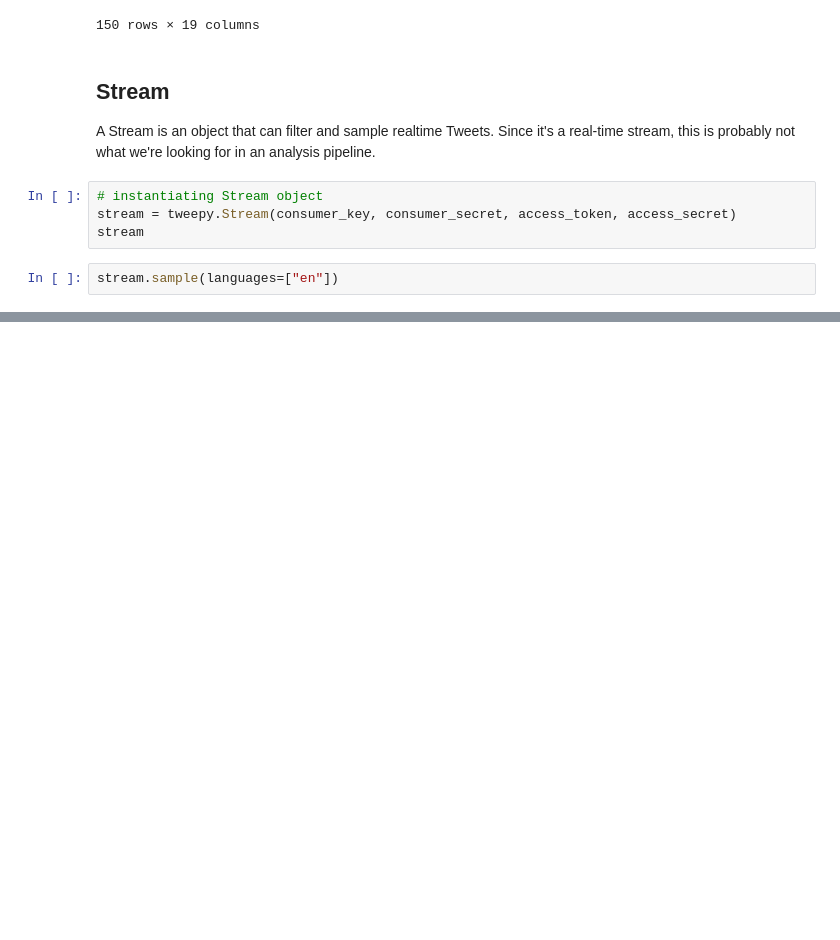
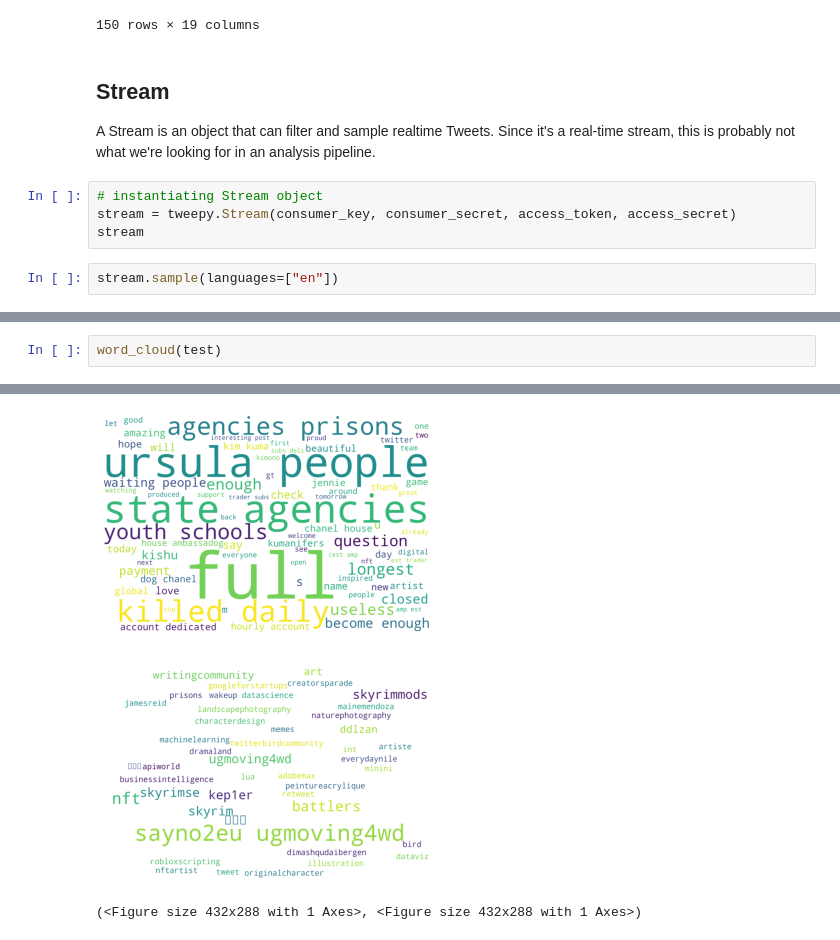
Before and after one commit to rethink-media/rethink-twitter, a Jupyter notebook: notebooks/exploration.ipynb, the cells around one changed output, grey strips where cells are left out. Drawn from its saved outputs; the diff is of its cells as text; blank space fills up the shorter version.

```diff
--- a/notebooks/exploration.ipynb
+++ b/notebooks/exploration.ipynb
@@ -427,0 +593,3 @@ stream.sample(languages=["en"])
+# %%
+word_cloud(test)
+# %% [output]
@@ -427,0 +598,3 @@ stream.sample(languages=["en"])
+[figure, added]
+[figure, added]
+(<Figure size 432x288 with 1 Axes>, <Figure size 432x288 with 1 Axes>)
```
Also changed, not shown: parts of 10 cells of this notebook, 2 other files.
